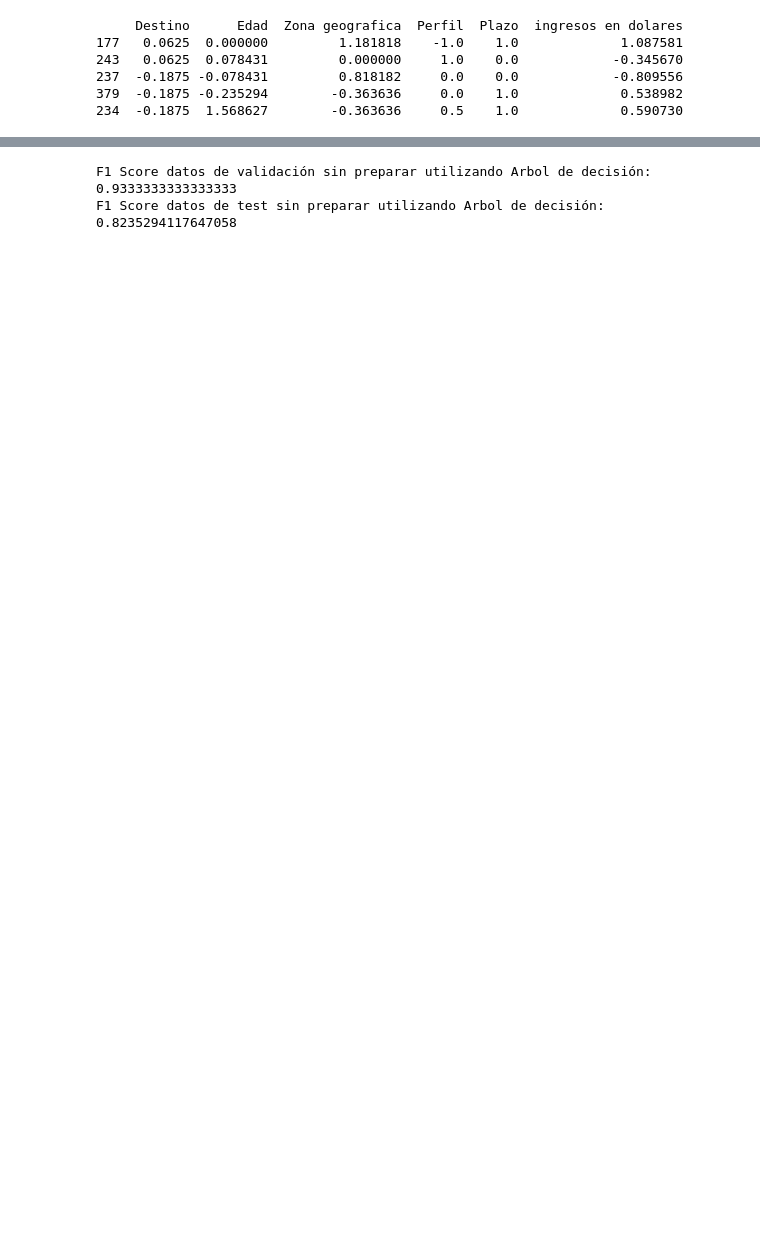
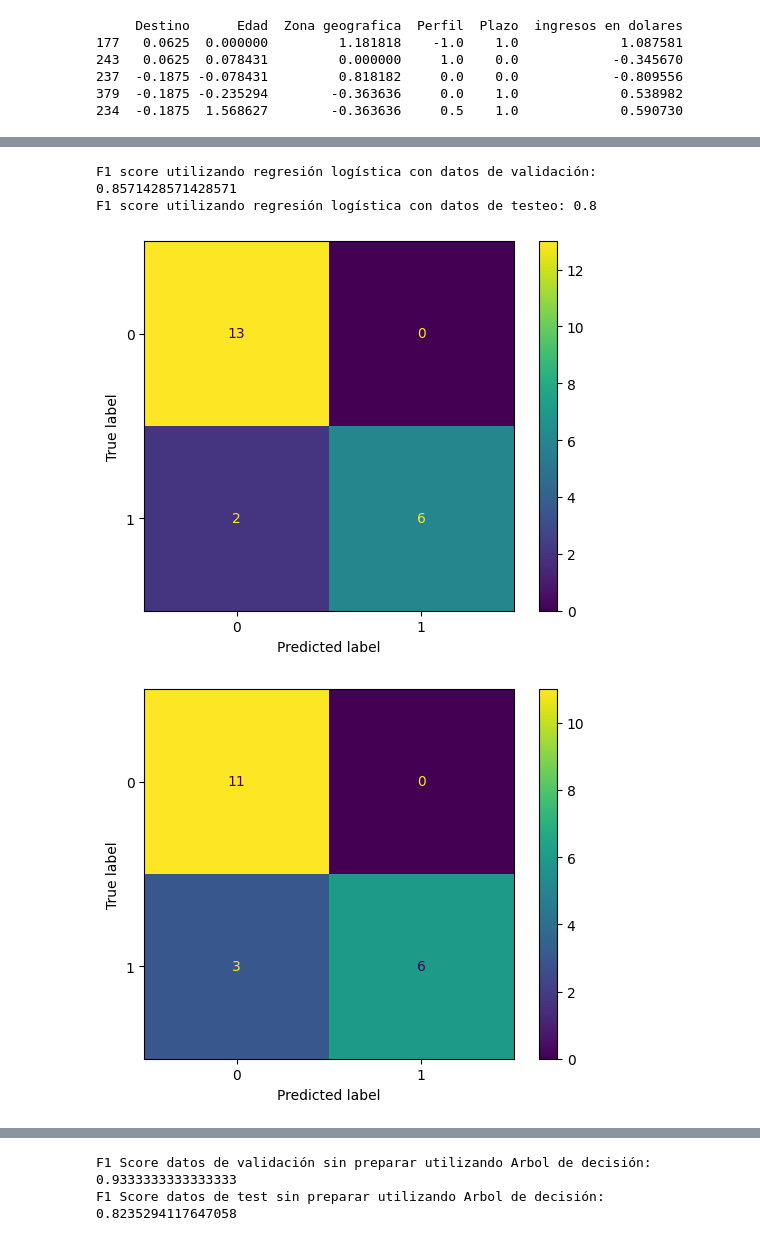
Before and after one commit to HANNNNSEN/AnalisisPrestamos, a Jupyter notebook: AnalisisPrestamosConArboles.ipynb, the cells around one changed output, grey strips where cells are left out. Drawn from its saved outputs; the diff is of its cells as text; code cells hidden in the pictures; blank space fills up the shorter version.

```diff
--- a/AnalisisPrestamosConArboles.ipynb
+++ b/AnalisisPrestamosConArboles.ipynb
@@ -244,0 +263,21 @@ X_test_prep = data_preparer.transform(X_test)
+# %%
+from sklearn.metrics import f1_score
+from sklearn.metrics import ConfusionMatrixDisplay
+from sklearn.metrics import confusion_matrix
+from sklearn.metrics import precision_score
+#Realizamos una predicción con el modelo generado anteriormente tras el entrenamiento del algoritmo de Regresión Logística. Utilizamos el subconjunto de validación.
+y_pred = clf.predict(X_val_prep)
+print("F1 score utilizando regresión logística con datos de validación:", f1_score(y_val, y_pred))
+confusion_matrix(y_val, y_pred)
+ConfusionMatrixDisplay.from_estimator(clf, X_val_prep, y_val, values_format='d')
+
+# Transformamos el subconjunto de datos de validación
+X_test_prep = data_preparer.transform(X_test)
+y_pred = clf.predict(X_test_prep)
+ConfusionMatrixDisplay.from_estimator(clf, X_test_prep, y_test, values_format='d')
+print("F1 score utilizando regresión logística con datos de testeo:", f1_score(y_test, y_pred))
+# %% [output]
+F1 score utilizando regresión logística con datos de validación: 0.8571428571428571
+F1 score utilizando regresión logística con datos de testeo: 0.8
+[figure, added]
+[figure, added]
```
Also changed, not shown: parts of 8 cells of this notebook, 3 other files.
